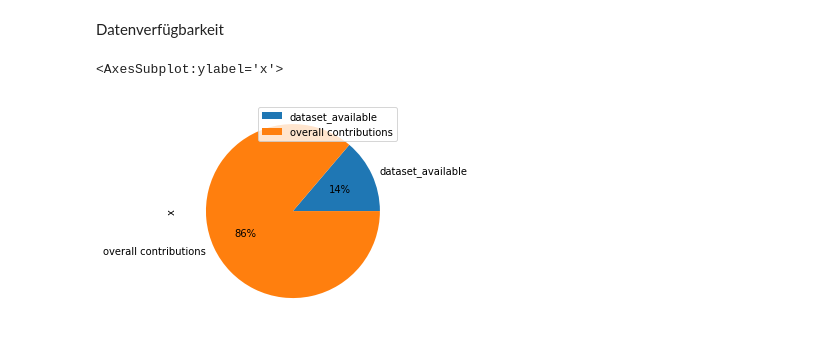
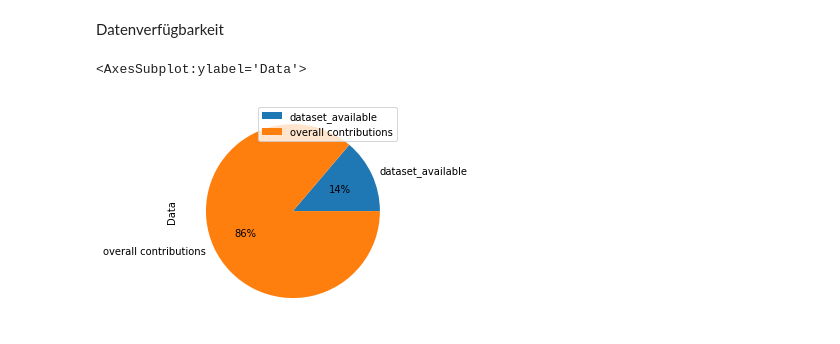
Before and after one commit to fWern/Bachelor-Thesis, a Jupyter notebook: template_analysis.ipynb, the cells around one changed output. Saved outputs shown, nothing was run; the diff lists cells and outputs as text; code cells hidden in the pictures.

```diff
--- a/template_analysis.ipynb
+++ b/template_analysis.ipynb
@@ -653,17 +613,17 @@ Datenverfügbarkeit
 # %%
 query = """
         SELECT ?contribution, ?data
             WHERE {
               ?paper orkgp:P31 ?contribution.
               ?contribution a orkgc:C27001.
               ?paper rdfs:label ?title.
               OPTIONAL{?contribution orkgp:P56008/orkgp:DATA/orkgp:P17001 ?data.}
         }
         """
 data = sparql_dataframe.get(endpoint_url, PREFIX+query)
 available_data = data['data'].value_counts().sum()
-test = pd.DataFrame({'x':[available_data, len(data)]}, index=['dataset_available', 'overall contributions'])
-test.plot(kind='pie', y='x', autopct='%1.0f%%')
+test = pd.DataFrame({'Data':[available_data, len(data)]}, index=['dataset_available', 'overall contributions'])
+test.plot(kind='pie', y='Data', autopct='%1.0f%%')
 # %% [output]
-<AxesSubplot:ylabel='x'>
+<AxesSubplot:ylabel='Data'>
-[figure, old version]
+[figure, new version]
```
Also changed, not shown: parts of 5 cells of this notebook, 1 other file.
